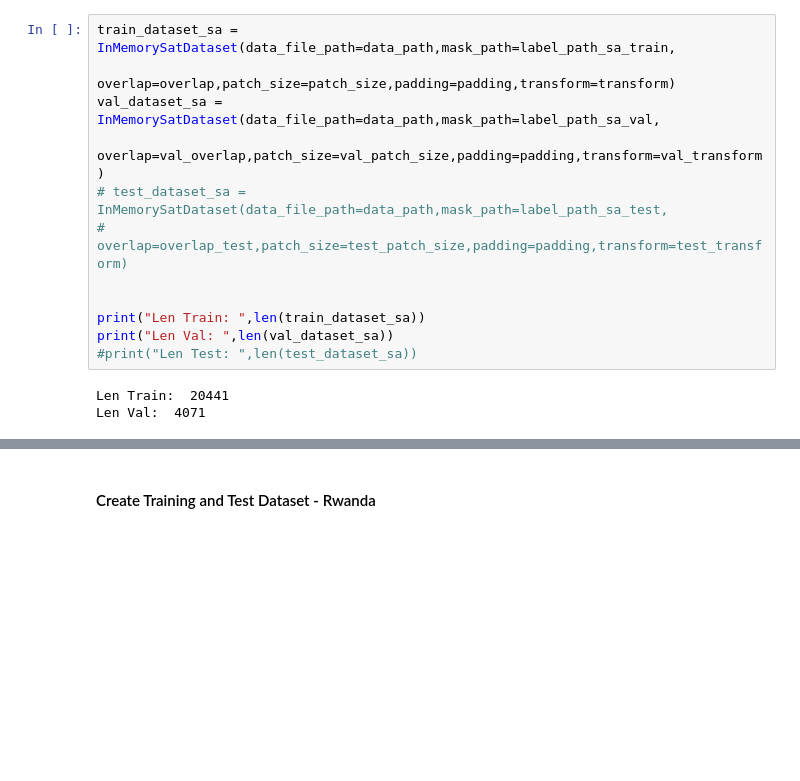
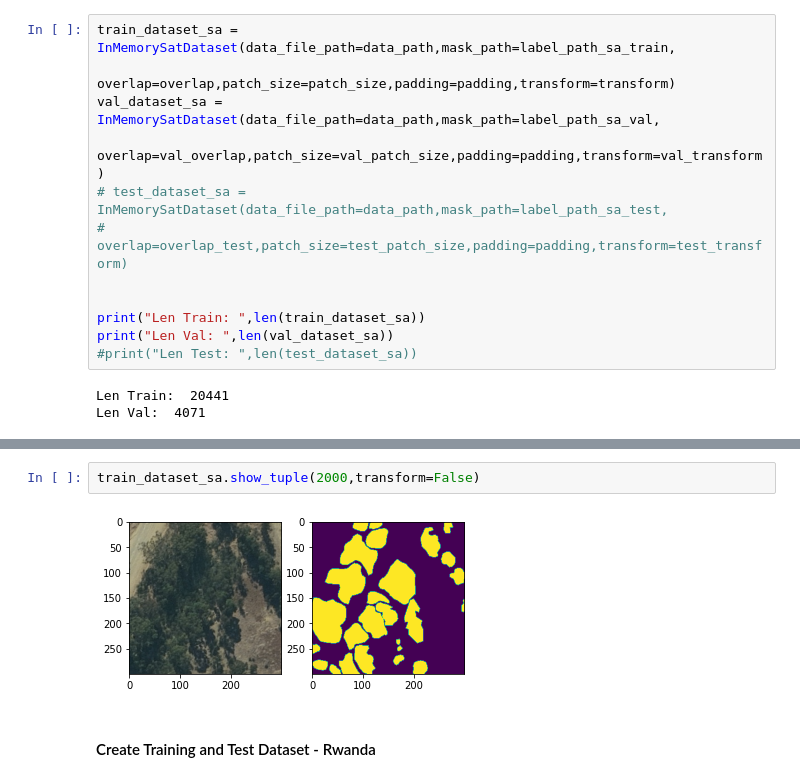
Before and after one commit to cluel01/SA_semantic_segmentation, a Jupyter notebook: 1_Model_Training_Rwanda.ipynb, the cells around one changed output, grey strips where cells are left out. Drawn from its saved outputs; the diff is of its cells as text; blank space fills up the shorter version.

```diff
--- a/1_Model_Training_Rwanda.ipynb
+++ b/1_Model_Training_Rwanda.ipynb
@@ -199,3 +199,7 @@ train_dataset_sa.show_tuple(8650)
+# %%
+train_dataset_sa.show_tuple(2000,transform=False)
+# %% [output]
+[figure, added]
 # %% [markdown]
 #### Create Training and Test Dataset - Rwanda
 # %%
```
Also changed, not shown: parts of 6 cells of this notebook, 11 other files.
